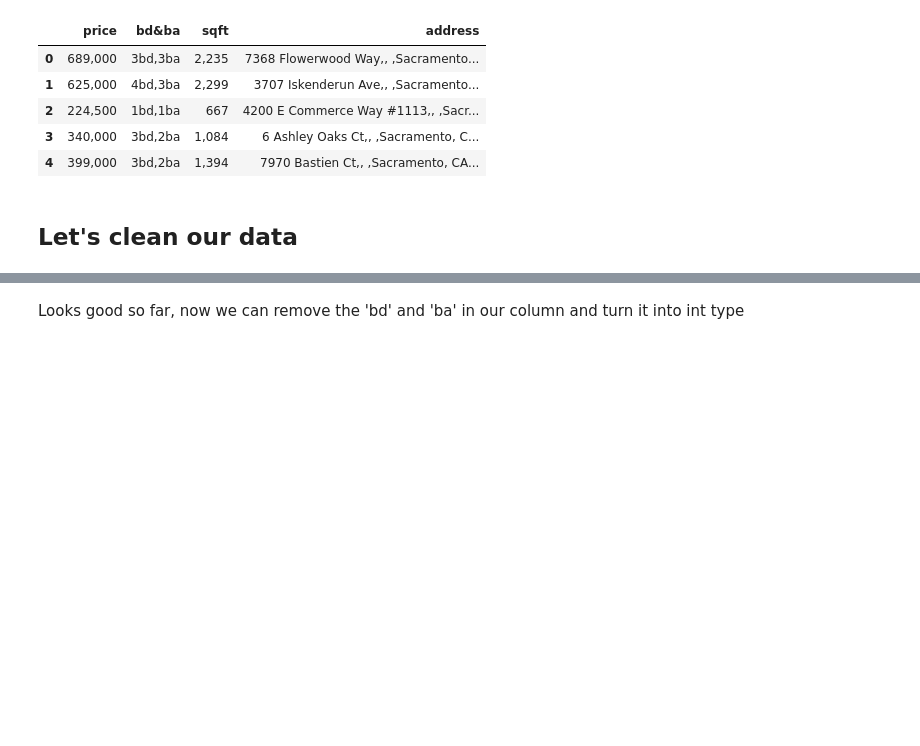
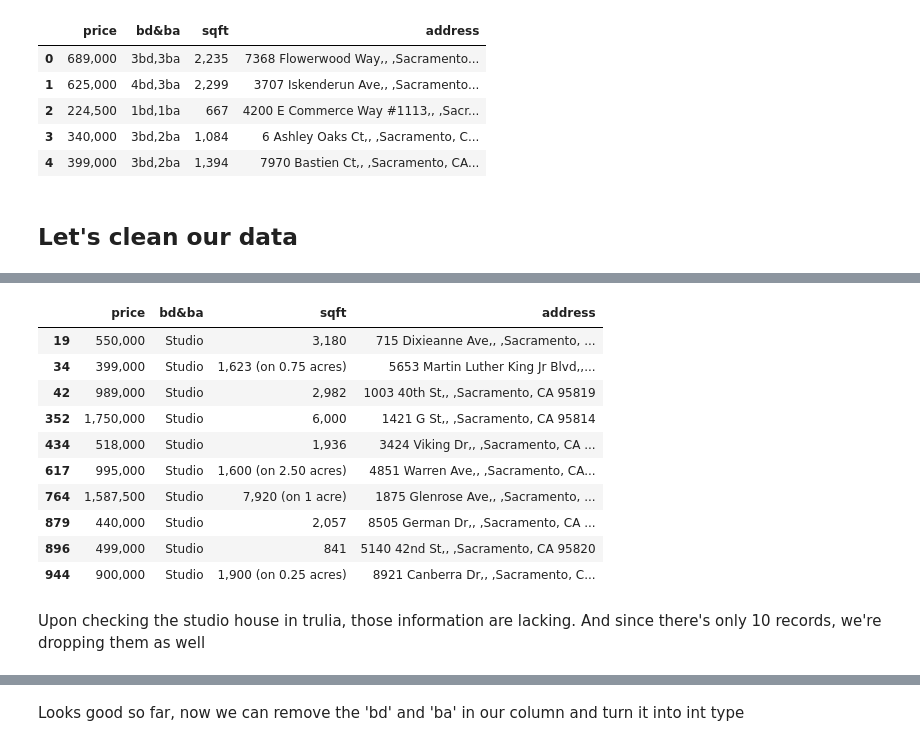
Before and after one commit to PlacidSerene/Housing-Analysis, a Jupyter notebook: House_Prediction.ipynb, the cells around one changed output, grey strips where cells are left out. Saved outputs shown, nothing was run; the diff lists cells and outputs as text; code cells hidden in the pictures; blank space fills up the shorter version.

```diff
--- a/House_Prediction.ipynb
+++ b/House_Prediction.ipynb
@@ -14,0 +51,2 @@ df.head()
+# %%
+df.dropna(inplace=True)
@@ -14,0 +78,3 @@ df.head()
+# %%
+# We're going to drop this row as well
+df = df[df['bd&ba'] != 'Studio,2ba']
@@ -14,0 +91,16 @@ df.head()
+# %%
+df[df['bd&ba']=='Studio']
+# %% [output]
+|  | price | bd&ba | sqft | address |
+| 19 | 550,000 | Studio | 3,180 | 715 Dixieanne Ave,, ,Sacramento, ... |
+| 34 | 399,000 | Studio | 1,623 (on 0.75 acres) | 5653 Martin Luther King Jr Blvd,,... |
+| 42 | 989,000 | Studio | 2,982 | 1003 40th St,, ,Sacramento, CA 95819 |
+| 352 | 1,750,000 | Studio | 6,000 | 1421 G St,, ,Sacramento, CA 95814 |
+| 434 | 518,000 | Studio | 1,936 | 3424 Viking Dr,, ,Sacramento, CA ... |
+| 617 | 995,000 | Studio | 1,600 (on 2.50 acres) | 4851 Warren Ave,, ,Sacramento, CA... |
+| 764 | 1,587,500 | Studio | 7,920 (on 1 acre) | 1875 Glenrose Ave,, ,Sacramento, ... |
+| 879 | 440,000 | Studio | 2,057 | 8505 German Dr,, ,Sacramento, CA ... |
+| 896 | 499,000 | Studio | 841 | 5140 42nd St,, ,Sacramento, CA 95820 |
+| 944 | 900,000 | Studio | 1,900 (on 0.25 acres) | 8921 Canberra Dr,, ,Sacramento, C... |
+# %% [markdown]
+Upon checking the studio house in trulia, those information are lacking. And since there's only 10 records, we're dropping them as well
```
Also changed, not shown: parts of 25 cells of this notebook, 7 other files.
